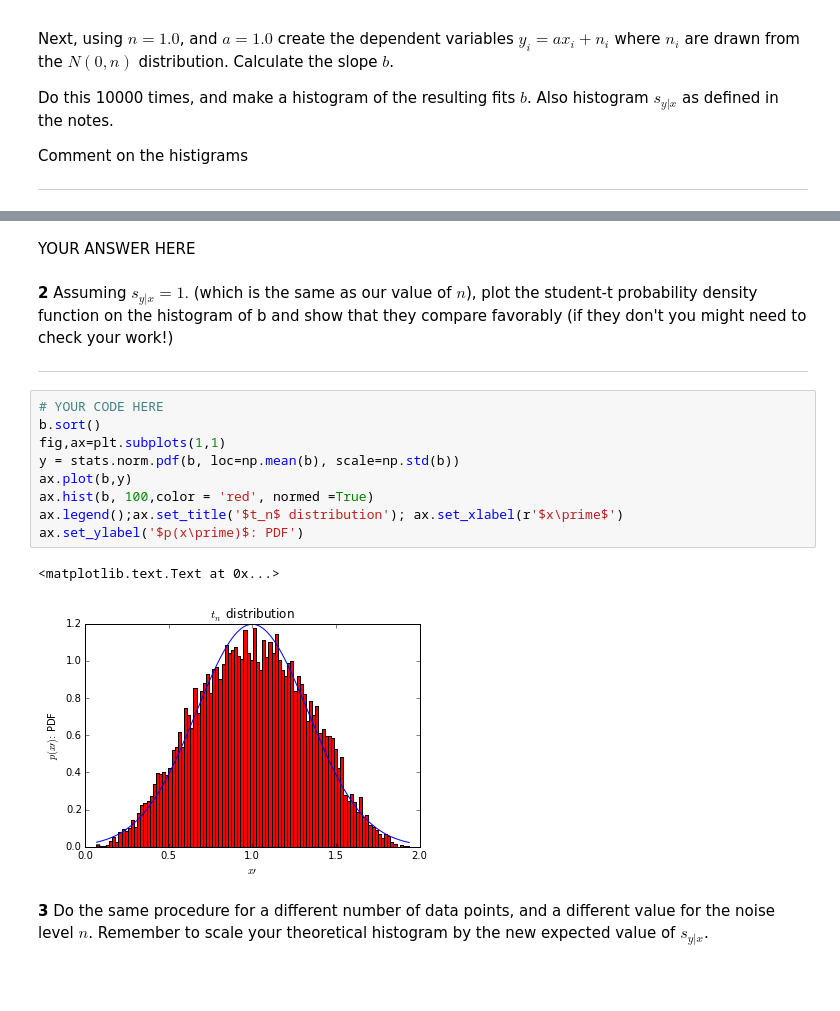
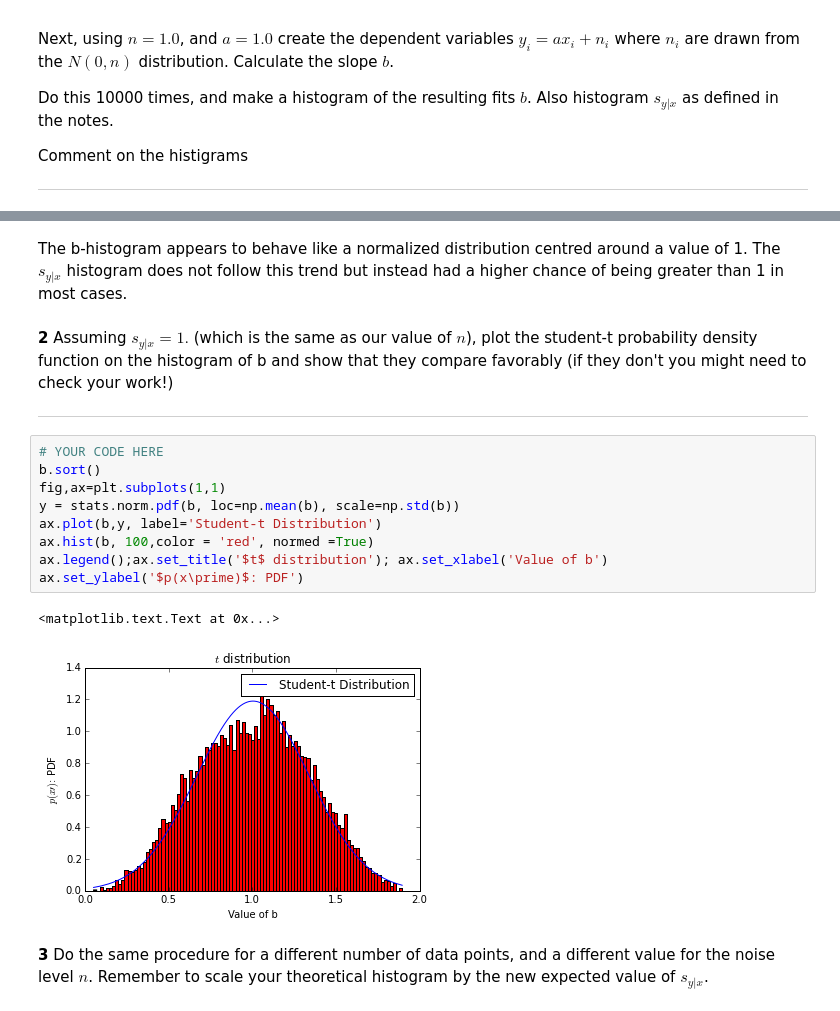
Before and after one commit to ingosh/Phy411Assignments, a Jupyter notebook: Assignment-02.ipynb, the cells around one changed output, grey strips where cells are left out. Cells and saved outputs as stored; diff of their text form; blank space fills up the shorter version.

```diff
--- a/Assignment-02.ipynb
+++ b/Assignment-02.ipynb
@@ -122,5 +122,5 @@ ax.set_xlabel('$s_{y|x}$');ax.set_ylabel('PDF')
-# %% [markdown]
-YOUR ANSWER HERE
+# %% [markdown]
+The b-histogram appears to behave like a normalized distribution centred around a value of 1. The $s_{y|x}$ histogram does not follow this trend but instead had a higher chance of being greater than 1 in most cases.
 # %% [markdown]
 **2** Assuming $s_{y|x}=1.$ (which is the same as our value of $n$), plot the student-t probability density function on the histogram of b and show that they compare favorably (if they don't you might need to check your work!)
 
@@ -128,15 +128,15 @@ YOUR ANSWER HERE
 # %%
 # YOUR CODE HERE
 b.sort()
 fig,ax=plt.subplots(1,1)
 y = stats.norm.pdf(b, loc=np.mean(b), scale=np.std(b))
-ax.plot(b,y)
+ax.plot(b,y, label='Student-t Distribution')
 ax.hist(b, 100,color = 'red', normed =True)
-ax.legend();ax.set_title('$t_n$ distribution'); ax.set_xlabel(r'$x\prime$')
+ax.legend();ax.set_title('$t$ distribution'); ax.set_xlabel('Value of b')
 ax.set_ylabel('$p(x\prime)$: PDF')
 # %% [output]
 <matplotlib.text.Text at 0x...>
-[figure, old version]
+[figure, new version]
 # %% [markdown]
 **3** Do the same procedure for a different number of data points, and a different value for the noise level $n$.  Remember to scale your theoretical histogram by the new expected value of $s_{y|x}$.
 # %%
```
Also changed, not shown: parts of 19 cells of this notebook.
